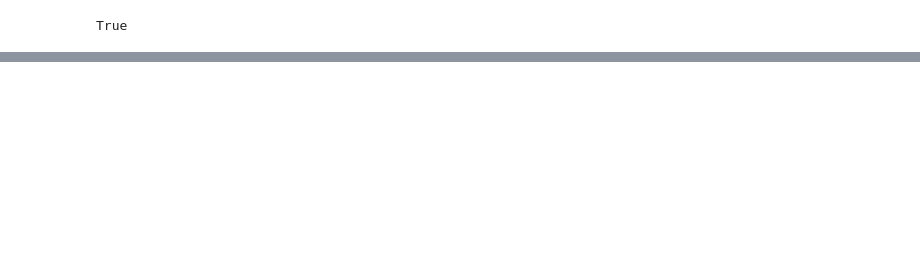
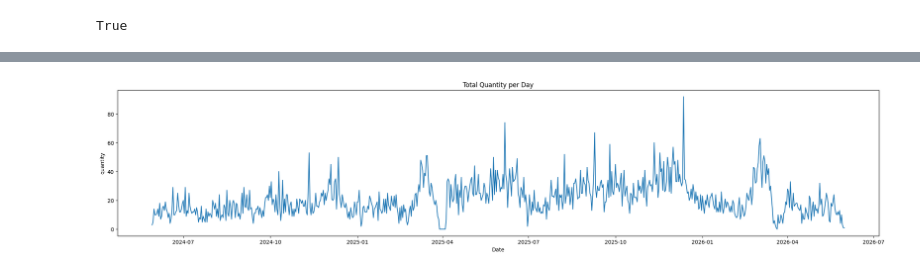
Before and after one commit to giastahmad/lamiah-analytics, a Jupyter notebook: ml_models/train_model.ipynb, the cells around one changed output, grey strips where cells are left out. Cells and saved outputs as stored; diff of their text form; code cells hidden in the pictures; blank space fills up the shorter version.

```diff
--- a/ml_models/train_model.ipynb
+++ b/ml_models/train_model.ipynb
@@ -457,0 +59,2 @@ dtype: float64
+# %%
+df = fetch()
@@ -457,0 +137,29 @@ dtype: float64
+# %%
+df["payday_weekend"] = df["is_payday"] * df["is_weekend"]
+df["ramadhan_twin"] = df["is_ramadhan"] * df["is_twin_date"]
+df["payday_twin"] = df["is_payday"] * df["is_twin_date"]
+df["day_of_year"] = df["order_date"].dt.dayofyear
+df["week_of_year"] = df["order_date"].dt.isocalendar().week.astype(int)
+
+df["is_month_end"] = df["order_date"].dt.is_month_end.astype(int)
+df["is_month_start"] = df["order_date"].dt.is_month_start.astype(int)
+# %%
+cat_cols = ["days_name", "month"]
+
+for col in cat_cols:
+    df[col] = df[col].astype("category")
+# %%
+x_axis = df["order_date"]
+y_axis = df["quantity"]
+
+plt.figure(figsize=(26, 5))
+
+plt.plot(x_axis, y_axis)
+
+plt.title("Total Quantity per Day")
+plt.xlabel("Date")
+plt.ylabel("quantity")
+
+plt.show()
+# %% [output]
+[figure, added]
```
Also changed, not shown: parts of 23 cells of this notebook, 35 other files.
